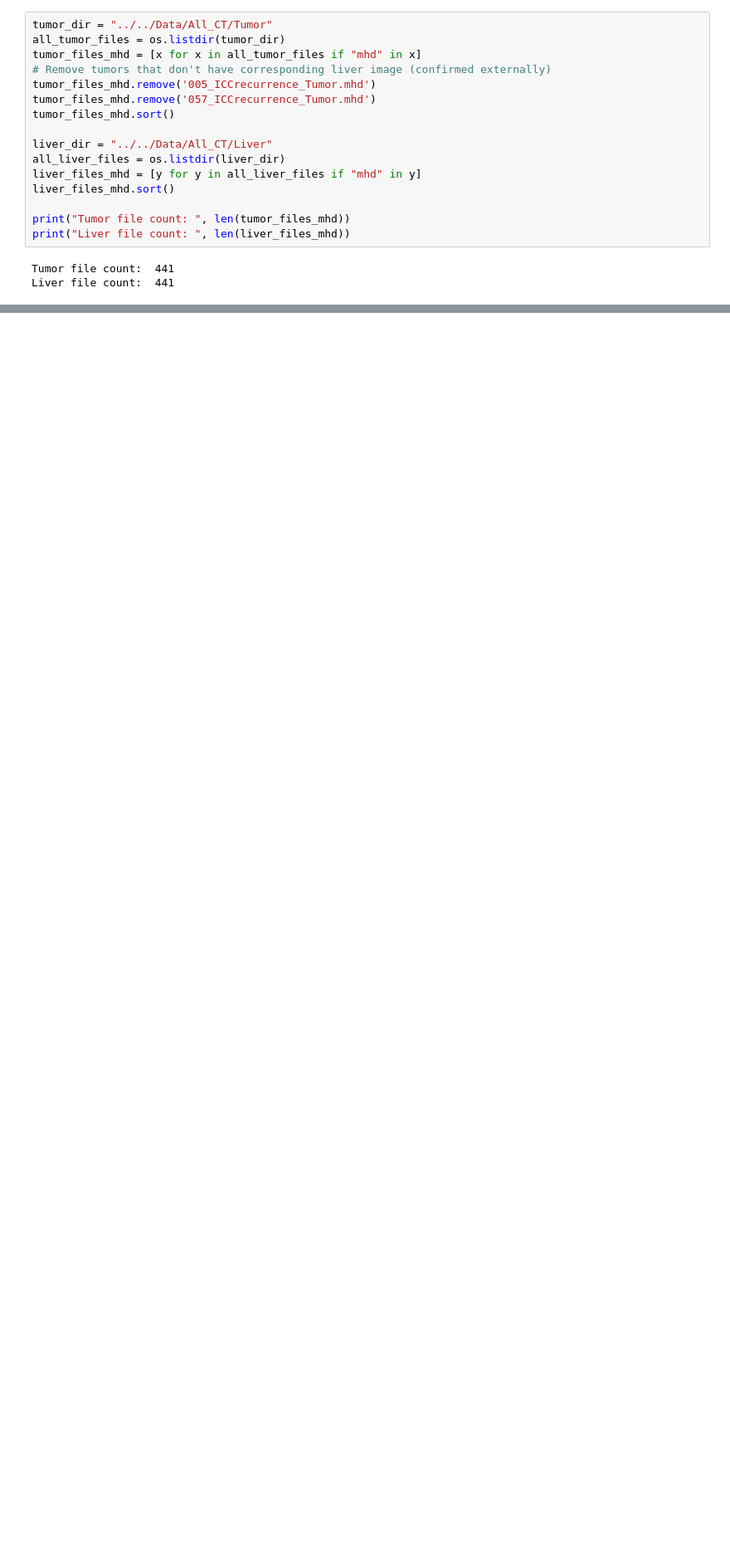
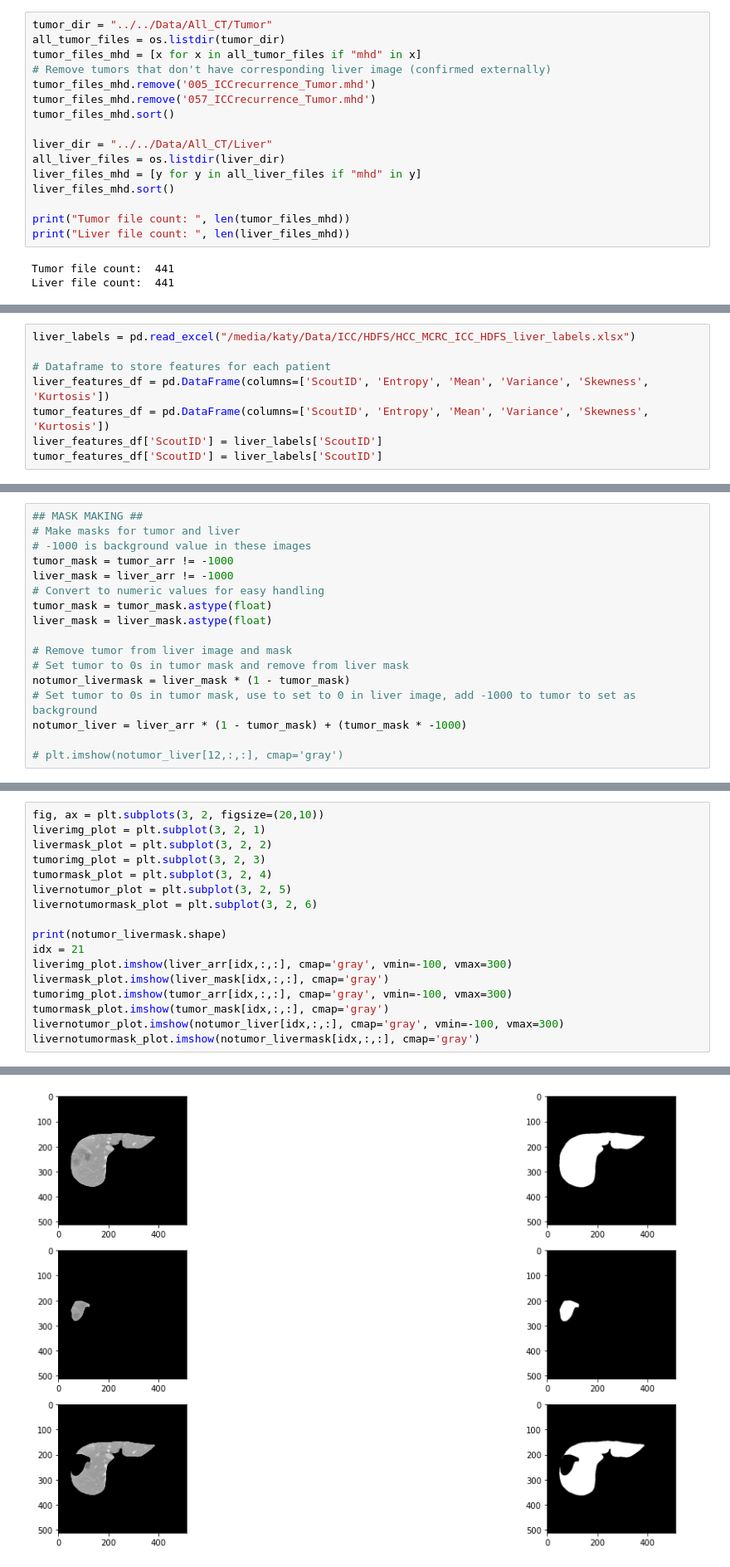
Before and after one commit to strixy16/deep-icc, a Jupyter notebook: data_exploration/feature_selection.ipynb, the cells around one changed output, grey strips where cells are left out. Shown: that part at 83% size. Saved outputs shown, nothing was run; the diff lists cells and outputs as text; blank space fills up the shorter version.

Commit message:
First order feature selection code for liver and tumor images

```diff
--- a/data_exploration/feature_selection.ipynb
+++ b/data_exploration/feature_selection.ipynb
@@ -104,0 +32,8 @@ tumor_mask.nonzero()
+# %%
+liver_labels = pd.read_excel("/media/katy/Data/ICC/HDFS/HCC_MCRC_ICC_HDFS_liver_labels.xlsx")
+
+# Dataframe to store features for each patient
+liver_features_df = pd.DataFrame(columns=['ScoutID', 'Entropy', 'Mean', 'Variance', 'Skewness', 'Kurtosis'])
+tumor_features_df = pd.DataFrame(columns=['ScoutID', 'Entropy', 'Mean', 'Variance', 'Skewness', 'Kurtosis'])
+liver_features_df['ScoutID'] = liver_labels['ScoutID']
+tumor_features_df['ScoutID'] = liver_labels['ScoutID']
@@ -104,0 +80,17 @@ tumor_mask.nonzero()
+# %%
+## MASK MAKING ##
+# Make masks for tumor and liver
+# -1000 is background value in these images
+tumor_mask = tumor_arr != -1000
+liver_mask = liver_arr != -1000
+# Convert to numeric values for easy handling
+tumor_mask = tumor_mask.astype(float)
+liver_mask = liver_mask.astype(float)
+
+# Remove tumor from liver image and mask
+# Set tumor to 0s in tumor mask and remove from liver mask
+notumor_livermask = liver_mask * (1 - tumor_mask)
+# Set tumor to 0s in tumor mask, use to set to 0 in liver image, add -1000 to tumor to set as background
+notumor_liver = liver_arr * (1 - tumor_mask) + (tumor_mask * -1000)
+
+# plt.imshow(notumor_liver[12,:,:], cmap='gray')
@@ -104,0 +105,18 @@ tumor_mask.nonzero()
+# %%
+fig, ax = plt.subplots(3, 2, figsize=(20,10))
+liverimg_plot = plt.subplot(3, 2, 1)
+livermask_plot = plt.subplot(3, 2, 2)
+tumorimg_plot = plt.subplot(3, 2, 3)
+tumormask_plot = plt.subplot(3, 2, 4)
+livernotumor_plot = plt.subplot(3, 2, 5)
+livernotumormask_plot = plt.subplot(3, 2, 6)
+
+print(notumor_livermask.shape)
+idx = 21
+liverimg_plot.imshow(liver_arr[idx,:,:], cmap='gray', vmin=-100, vmax=300)
+livermask_plot.imshow(liver_mask[idx,:,:], cmap='gray')
+tumorimg_plot.imshow(tumor_arr[idx,:,:], cmap='gray', vmin=-100, vmax=300)
+tumormask_plot.imshow(tumor_mask[idx,:,:], cmap='gray')
+livernotumor_plot.imshow(notumor_liver[idx,:,:], cmap='gray', vmin=-100, vmax=300)
+livernotumormask_plot.imshow(notumor_livermask[idx,:,:], cmap='gray')
+# %% [output]
@@ -104,0 +125 @@ tumor_mask.nonzero()
+[figure, added]
```
Also changed, not shown: parts of 25 cells of this notebook, 1 other file.
